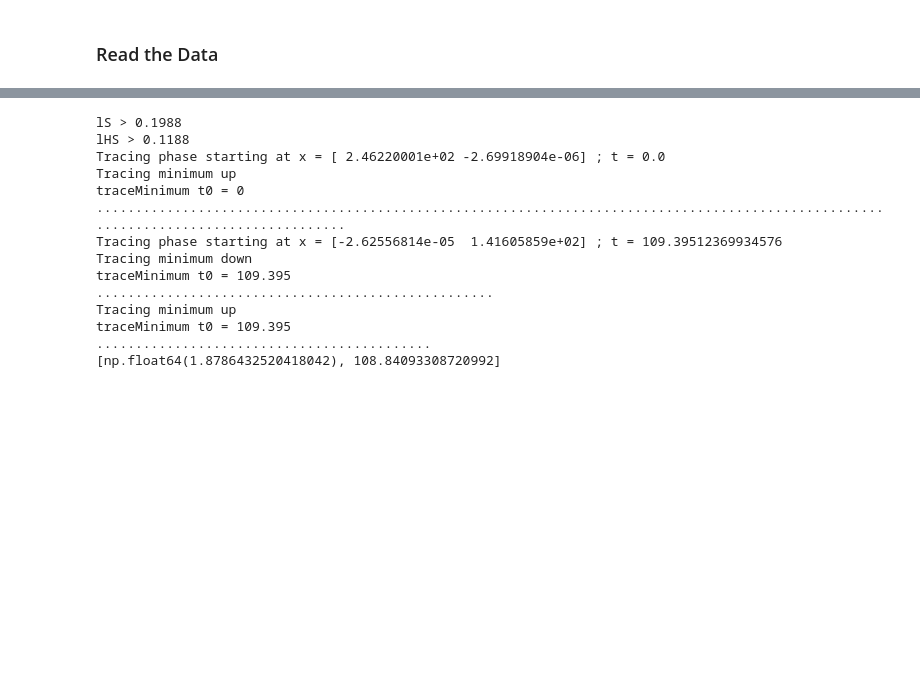
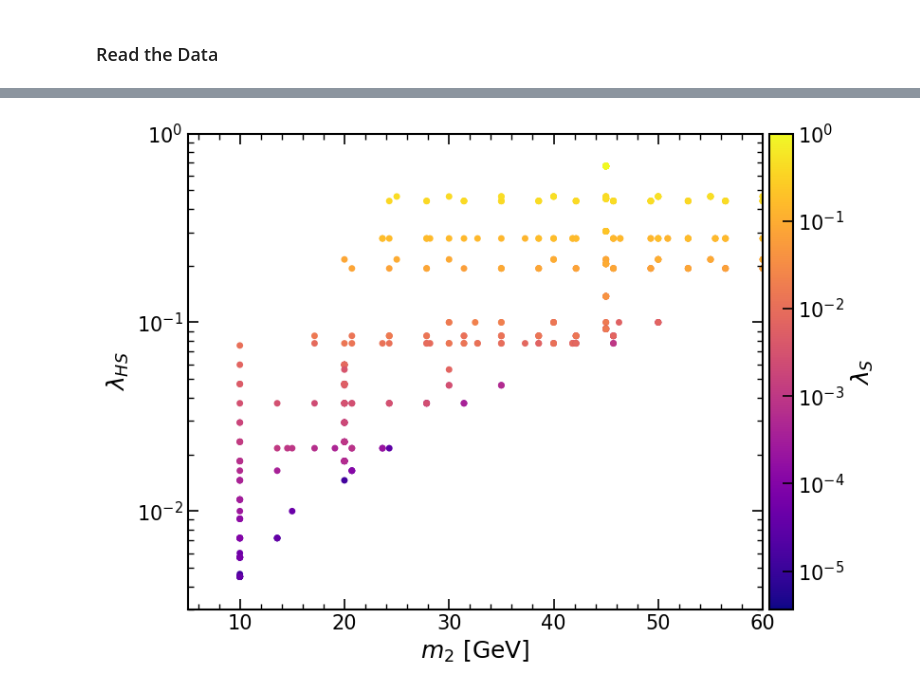
Before and after one commit to Diego-gt-phys/TFM-Repository, a Jupyter notebook: xSM_Tadpole_Analysis.ipynb, the cells around one changed output, grey strips where cells are left out. Saved outputs shown, nothing was run; the diff lists cells and outputs as text; code cells hidden in the pictures; blank space fills up the shorter version.

```diff
--- a/xSM_Tadpole_Analysis.ipynb
+++ b/xSM_Tadpole_Analysis.ipynb
@@ -1059,28 +1021,52 @@ Data[(Data.xi_c > 1) & (Data.lHS > 0.1)]
-# %%
-params = [
-    125.20, # m1
-    60.0,   # m2
-    0.0,    # theta
-    246.22, # v
-    0.439397,    # lHS
-    0.445874,   # lS
-    0.0     # mu3
-]
-
-Result = scan_point(params)
-print(Result)
-# %% [output]
-lS > 0.1988
-lHS > 0.1188
-Tracing phase starting at x = [ 2.46220001e+02 -2.69918904e-06] ; t = 0.0
-Tracing minimum up
-traceMinimum t0 = 0
-.....................................................................................................................................
-Tracing phase starting at x = [-2.62556814e-05  1.41605859e+02] ; t = 109.39512369934576
-Tracing minimum down
-traceMinimum t0 = 109.395
-...................................................
-Tracing minimum up
-traceMinimum t0 = 109.395
-...........................................
-[np.float64(1.8786432520418042), 108.84093308720992]
+# %%
+df = Data[(Data.xi_c > 1)]
+
+cmap = plt.cm.plasma
+norm = LogNorm(vmin=df['lS'].min(), vmax=df['lS'].max())
+sm   = ScalarMappable(cmap=cmap, norm=norm)
+
+fig, ax = plt.subplots(figsize=(8.5, 6))
+
+sc = ax.scatter(df['m2'], df['lHS'], c=df['lS'], cmap=cmap, norm=norm,
+                 s=25, alpha=1, edgecolors='None')
+
+ax.set_xlabel(r'$m_2 \ [\mathrm{GeV}]$', fontsize=18)
+ax.set_ylabel(r'$\lambda_{HS}$', fontsize=18)
+ax.yaxis.set_major_formatter(ScalarFormatter(useMathText=True))
+ax.ticklabel_format(style='sci', axis='y', scilimits=(-2, 2))
+ax.yaxis.get_offset_text().set_fontsize(15)
+ax.set_yscale('log')
+
+
+ax.set_xlim(5, 60)
+ax.set_ylim(3e-3, 1e0)
+
+for spine in ax.spines.values():
+    spine.set_linewidth(1.5)
+
+ax.tick_params(axis='both', which='major', direction='in',
+               length=8, width=1.2, labelsize=15, top=True, right=True)
+ax.tick_params(axis='both', which='minor', direction='in',
+               length=4, width=1, labelsize=15, top=True, right=True)
+ax.minorticks_on()
+
+cbar = fig.colorbar(sm, ax=ax, pad=0.01)
+cbar.set_label(r'$\lambda_S$', fontsize=18)
+cbar.ax.tick_params(labelsize=15)
+
+# Log-scale colorbar ticks
+cbar.ax.yaxis.set_major_locator(LogLocator(base=10))
+cbar.ax.yaxis.set_major_formatter(LogFormatterSciNotation())
+cbar.ax.yaxis.set_minor_locator(LogLocator(base=10, subs=np.arange(2, 10)*0.1))
+
+for spine in cbar.ax.spines.values():
+    spine.set_linewidth(1.5)
+cbar.ax.tick_params(axis='both', which='major', direction='in',
+               length=8, width=1.2, labelsize=15)
+cbar.ax.minorticks_off()
+
+plt.tight_layout()
+plt.savefig("Figures/Scan_m2-lHS.pdf", format="pdf", bbox_inches="tight")
+plt.show()
+# %% [output]
+[figure, added]
```
Also changed, not shown: parts of 16 cells of this notebook, 10 other files.
